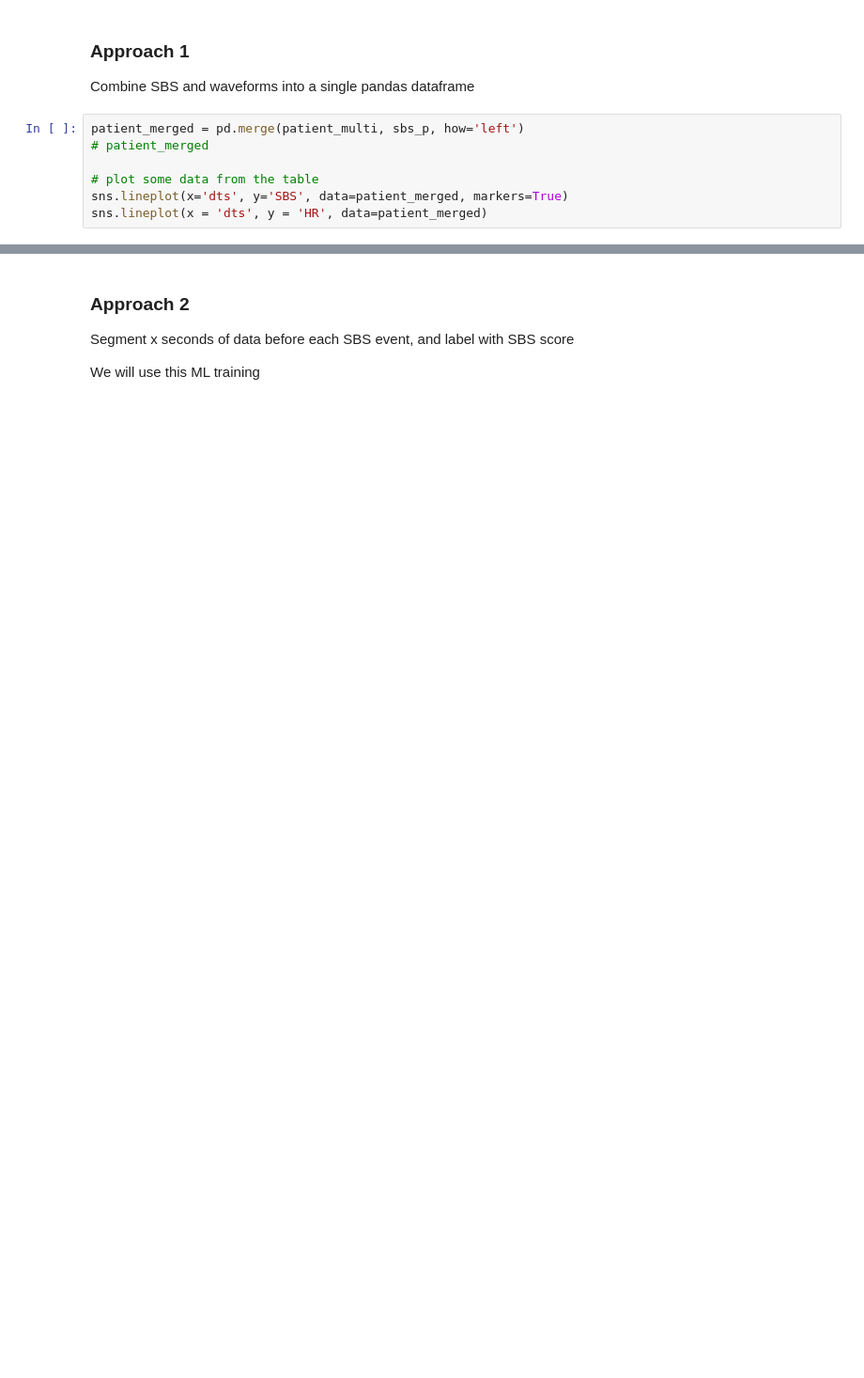
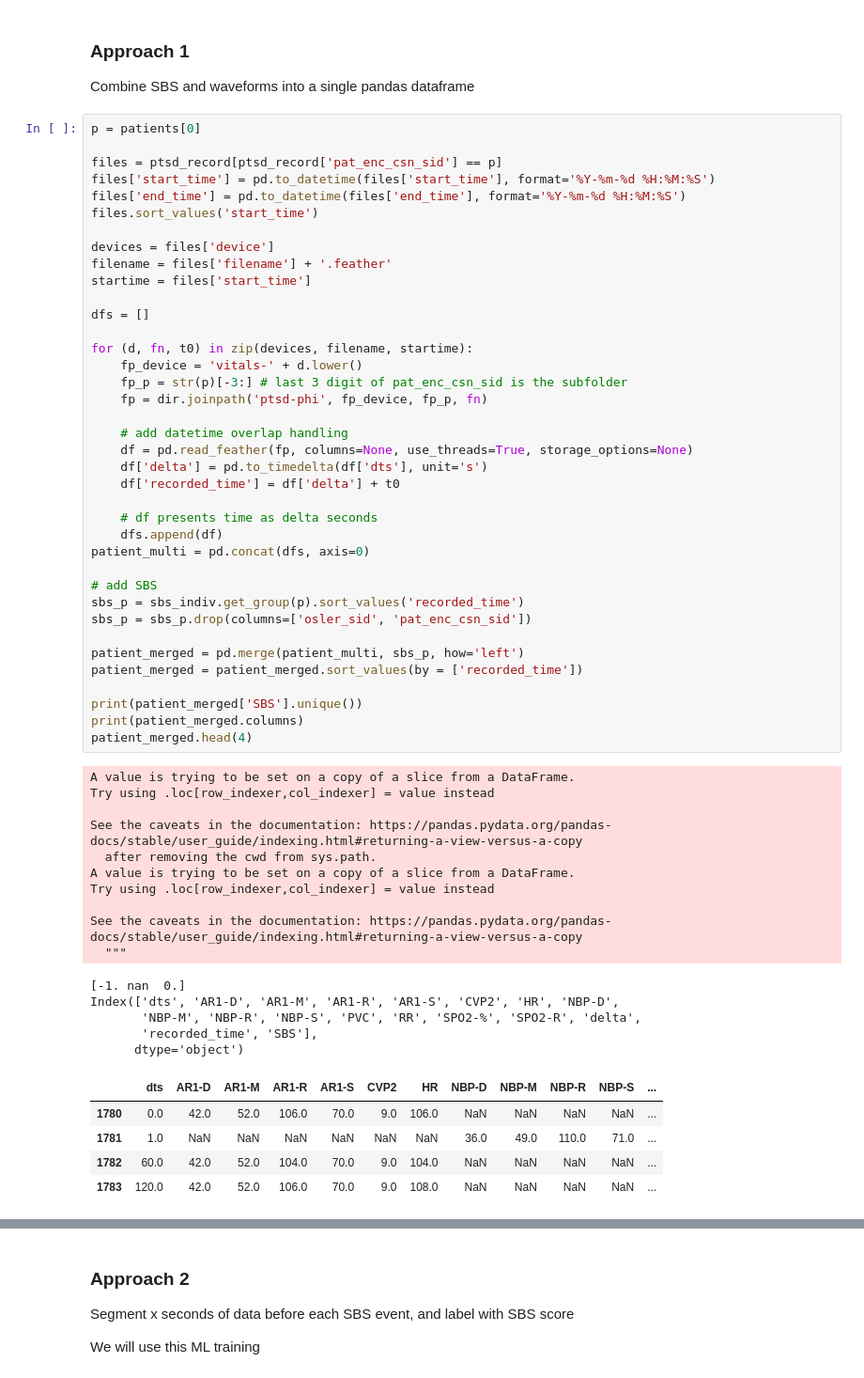
Before and after one commit to fyng/PedAccel, a Jupyter notebook: JHU SAFE/patient_sbs.ipynb, the cells around one changed output, grey strips where cells are left out. Shown at 94% size. Cells and saved outputs as stored; diff of their text form; blank space fills up the shorter version.

```diff
--- a/JHU SAFE/patient_sbs.ipynb
+++ b/JHU SAFE/patient_sbs.ipynb
@@ -148,10 +89,62 @@ See the caveats in the documentation: https://pandas.pydata.org/pandas-docs/stab
 # %% [markdown]
 ### Approach 1
 Combine SBS and waveforms into a single pandas dataframe
-# %%
-patient_merged = pd.merge(patient_multi, sbs_p, how='left')
-# patient_merged
-
-# plot some data from the table
-sns.lineplot(x='dts', y='SBS', data=patient_merged, markers=True)
-sns.lineplot(x = 'dts', y = 'HR', data=patient_merged)
+# %%
+p = patients[0]
+
+files = ptsd_record[ptsd_record['pat_enc_csn_sid'] == p]
+files['start_time'] = pd.to_datetime(files['start_time'], format='%Y-%m-%d %H:%M:%S')
+files['end_time'] = pd.to_datetime(files['end_time'], format='%Y-%m-%d %H:%M:%S')
+files.sort_values('start_time')
+
+devices = files['device']
+filename = files['filename'] + '.feather'
+startime = files['start_time']
+
+dfs = []
+
+for (d, fn, t0) in zip(devices, filename, startime):
+    fp_device = 'vitals-' + d.lower()
+    fp_p = str(p)[-3:] # last 3 digit of pat_enc_csn_sid is the subfolder
+    fp = dir.joinpath('ptsd-phi', fp_device, fp_p, fn)
+
+    # add datetime overlap handling
+    df = pd.read_feather(fp, columns=None, use_threads=True, storage_options=None)
+    df['delta'] = pd.to_timedelta(df['dts'], unit='s')
+    df['recorded_time'] = df['delta'] + t0
+
+    # df presents time as delta seconds
+    dfs.append(df)
+patient_multi = pd.concat(dfs, axis=0)
+
+# add SBS
+sbs_p = sbs_indiv.get_group(p).sort_values('recorded_time')
+sbs_p = sbs_p.drop(columns=['osler_sid', 'pat_enc_csn_sid'])
+
+patient_merged = pd.merge(patient_multi, sbs_p, how='left')
+patient_merged = patient_merged.sort_values(by = ['recorded_time'])
+
+print(patient_merged['SBS'].unique())
+print(patient_merged.columns)
+patient_merged.head(4)
+# %% [output]
+A value is trying to be set on a copy of a slice from a DataFrame.
+Try using .loc[row_indexer,col_indexer] = value instead
+
+See the caveats in the documentation: https://pandas.pydata.org/pandas-docs/stable/user_guide/indexing.html#returning-a-view-versus-a-copy
+  after removing the cwd from sys.path.
+A value is trying to be set on a copy of a slice from a DataFrame.
+Try using .loc[row_indexer,col_indexer] = value instead
+
+See the caveats in the documentation: https://pandas.pydata.org/pandas-docs/stable/user_guide/indexing.html#returning-a-view-versus-a-copy
+  """
+[-1. nan  0.]
+Index(['dts', 'AR1-D', 'AR1-M', 'AR1-R', 'AR1-S', 'CVP2', 'HR', 'NBP-D',
+       'NBP-M', 'NBP-R', 'NBP-S', 'PVC', 'RR', 'SPO2-%', 'SPO2-R', 'delta',
+       'recorded_time', 'SBS'],
+      dtype='object')
+|  | dts | AR1-D | AR1-M | AR1-R | AR1-S | CVP2 | HR | NBP-D | NBP-M | NBP-R | NBP-S | ... |
+| 1780 | 0.0 | 42.0 | 52.0 | 106.0 | 70.0 | 9.0 | 106.0 | NaN | NaN | NaN | NaN | ... |
+| 1781 | 1.0 | NaN | NaN | NaN | NaN | NaN | NaN | 36.0 | 49.0 | 110.0 | 71.0 | ... |
+| 1782 | 60.0 | 42.0 | 52.0 | 104.0 | 70.0 | 9.0 | 104.0 | NaN | NaN | NaN | NaN | ... |
+| 1783 | 120.0 | 42.0 | 52.0 | 106.0 | 70.0 | 9.0 | 108.0 | NaN | NaN | NaN | NaN | ... |
```
Also changed, not shown: parts of 17 cells of this notebook.
